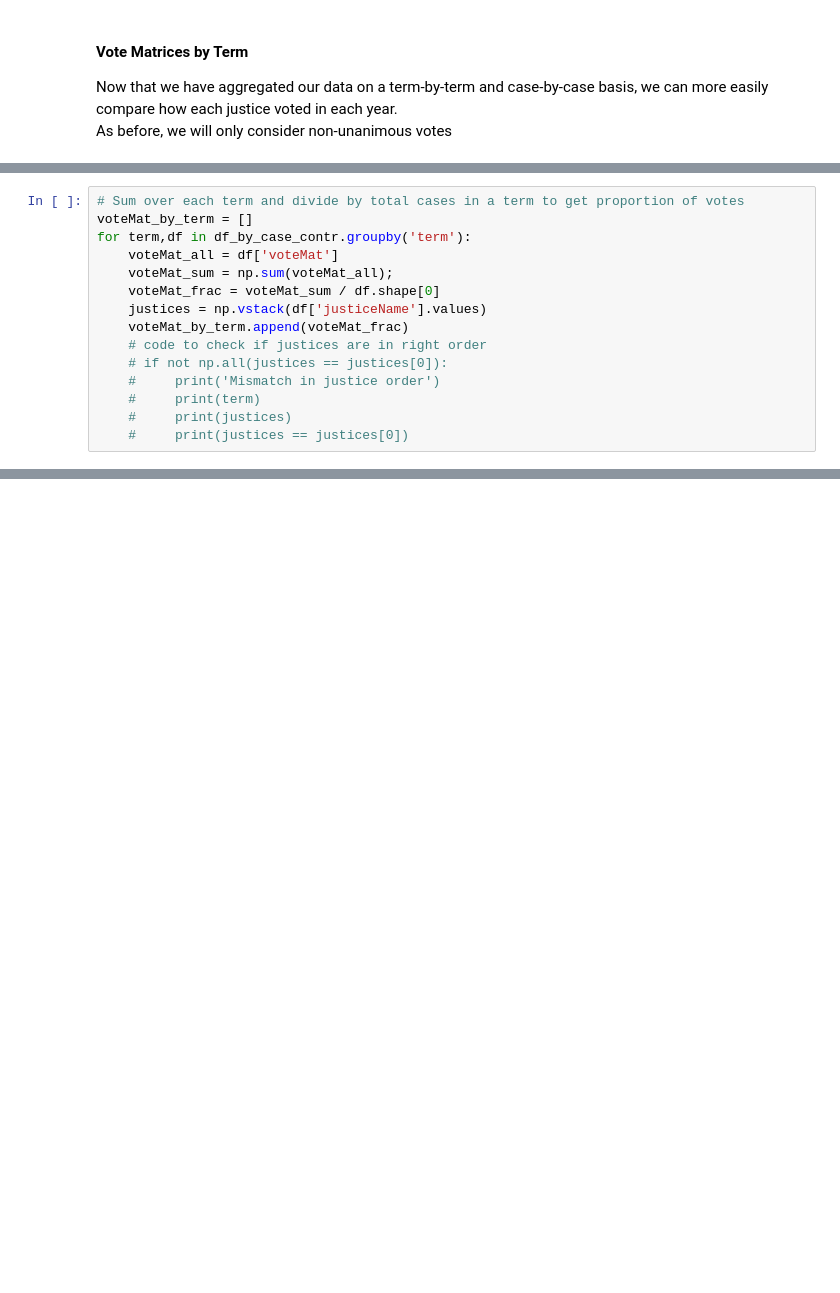
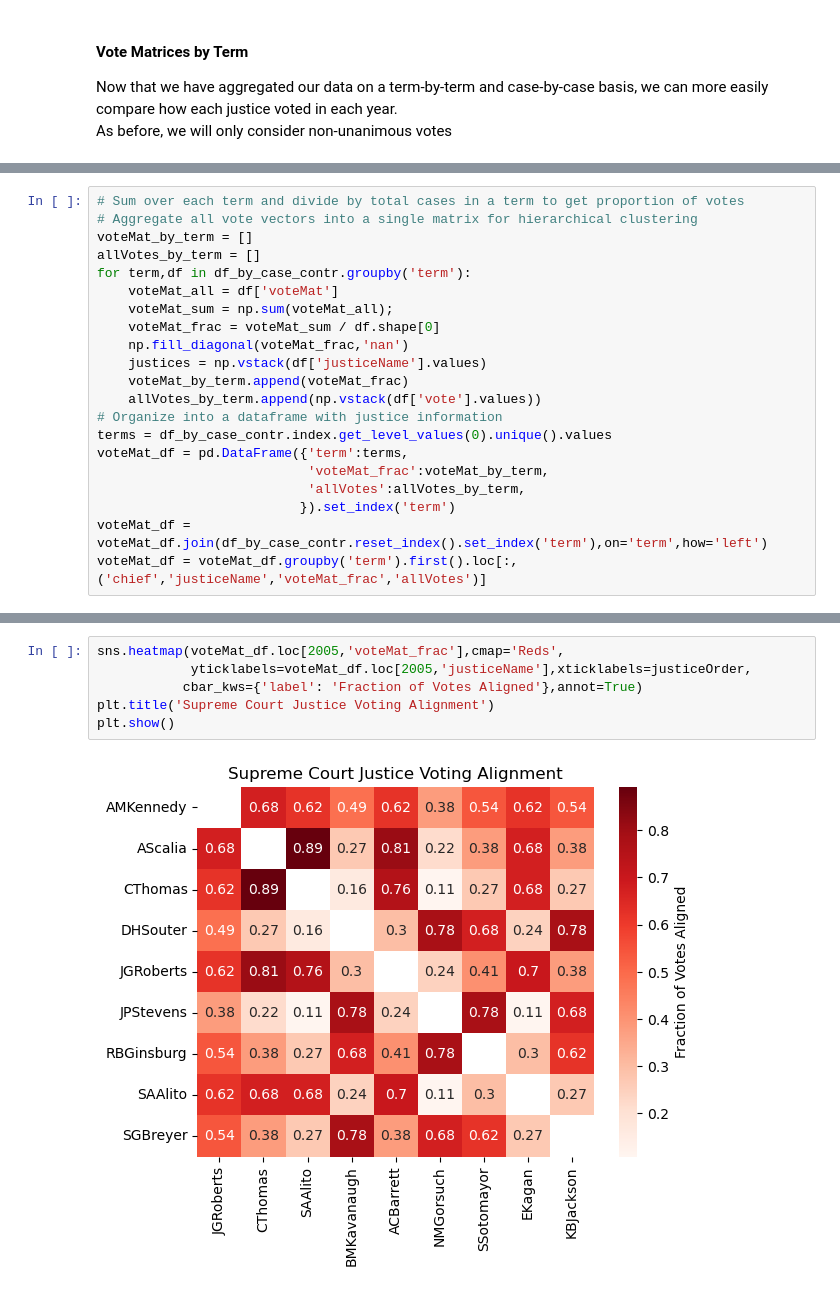
Before and after one commit to ghpetty/sc_datavis, a Jupyter notebook: SupremeCourtNetwork.ipynb, the cells around one changed output, grey strips where cells are left out. Saved outputs shown, nothing was run; the diff lists cells and outputs as text; blank space fills up the shorter version.

```diff
--- a/SupremeCourtNetwork.ipynb
+++ b/SupremeCourtNetwork.ipynb
@@ -445,15 +461,21 @@ df_by_case_contr.sample(5)
 # %%
 # Sum over each term and divide by total cases in a term to get proportion of votes
+# Aggregate all vote vectors into a single matrix for hierarchical clustering
 voteMat_by_term = []
+allVotes_by_term = []
 for term,df in df_by_case_contr.groupby('term'):
     voteMat_all = df['voteMat']
     voteMat_sum = np.sum(voteMat_all);
     voteMat_frac = voteMat_sum / df.shape[0]
+    np.fill_diagonal(voteMat_frac,'nan')
     justices = np.vstack(df['justiceName'].values)
     voteMat_by_term.append(voteMat_frac)
-    # code to check if justices are in right order
-    # if not np.all(justices == justices[0]):
-    #     print('Mismatch in justice order')
-    #     print(term)
-    #     print(justices)
-    #     print(justices == justices[0])
+    allVotes_by_term.append(np.vstack(df['vote'].values))
+# Organize into a dataframe with justice information
+terms = df_by_case_contr.index.get_level_values(0).unique().values
+voteMat_df = pd.DataFrame({'term':terms,
+                           'voteMat_frac':voteMat_by_term,
+                           'allVotes':allVotes_by_term,
+                          }).set_index('term')
+voteMat_df = voteMat_df.join(df_by_case_contr.reset_index().set_index('term'),on='term',how='left')
+voteMat_df = voteMat_df.groupby('term').first().loc[:,('chief','justiceName','voteMat_frac','allVotes')]
@@ -459,0 +503,8 @@ for term,df in df_by_case_contr.groupby('term'):
+# %%
+sns.heatmap(voteMat_df.loc[2005,'voteMat_frac'],cmap='Reds',
+            yticklabels=voteMat_df.loc[2005,'justiceName'],xticklabels=justiceOrder,
+           cbar_kws={'label': 'Fraction of Votes Aligned'},annot=True)
+plt.title('Supreme Court Justice Voting Alignment')
+plt.show()
+# %% [output]
+[figure, added]
```
Also changed, not shown: parts of 13 cells of this notebook.
